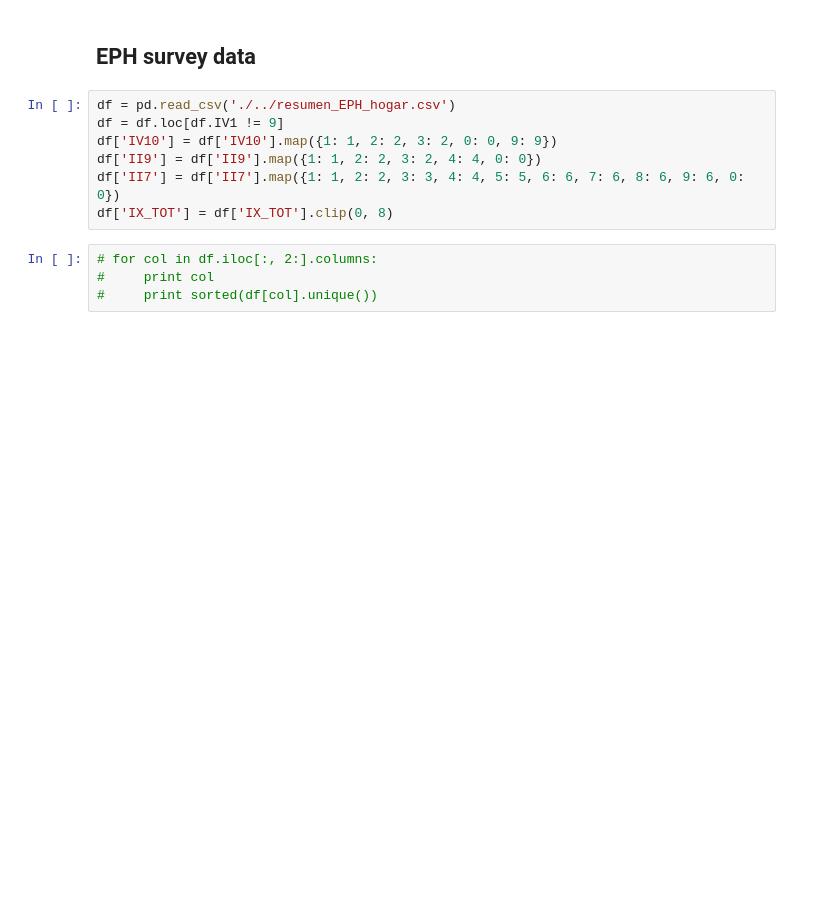
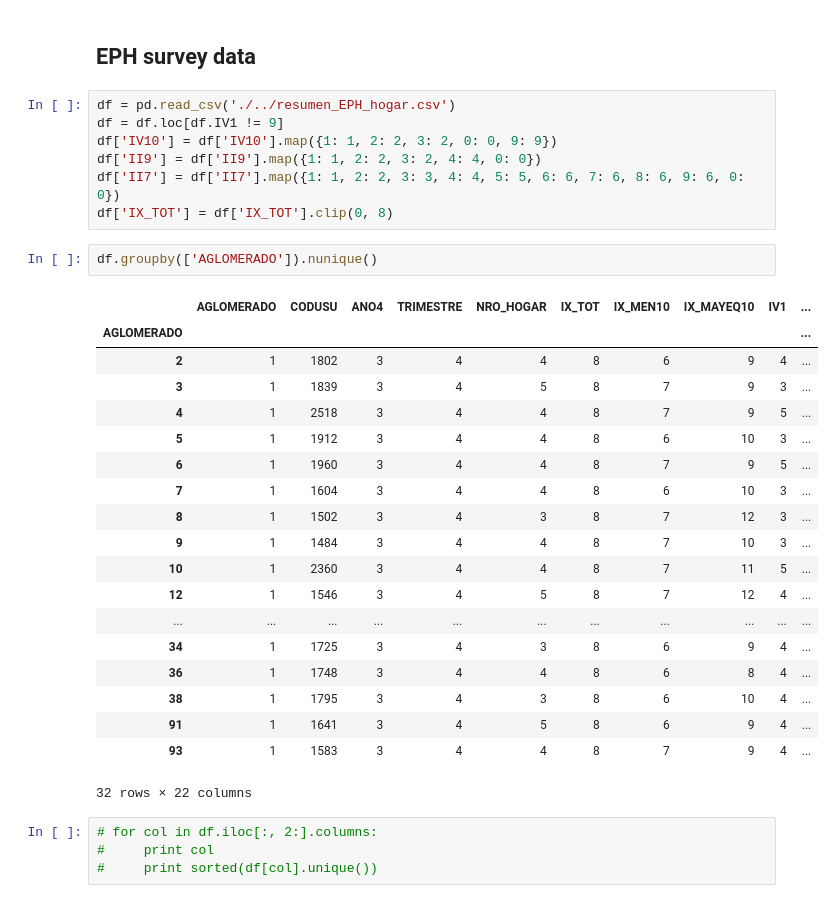
Before and after one commit to matuteiglesias/microdatos-EPH-INDEC, a Jupyter notebook: MaxEnt/Harmonize Census to EPH Survey.ipynb, the cells around one changed output. Drawn from its saved outputs; the diff is of its cells as text; blank space fills up the shorter version.

```diff
--- a/MaxEnt/Harmonize Census to EPH Survey.ipynb
+++ b/MaxEnt/Harmonize Census to EPH Survey.ipynb
@@ -10,6 +10,28 @@ df['IV10'] = df['IV10'].map({1: 1, 2: 2, 3: 2, 0: 0, 9: 9})
 df['II9'] = df['II9'].map({1: 1, 2: 2, 3: 2, 4: 4, 0: 0})
 df['II7'] = df['II7'].map({1: 1, 2: 2, 3: 3, 4: 4, 5: 5, 6: 6, 7: 6, 8: 6, 9: 6, 0: 0})
 df['IX_TOT'] = df['IX_TOT'].clip(0, 8)
+# %%
+df.groupby(['AGLOMERADO']).nunique()
+# %% [output]
+|  | AGLOMERADO | CODUSU | ANO4 | TRIMESTRE | NRO_HOGAR | IX_TOT | IX_MEN10 | IX_MAYEQ10 | IV1 | ... |
+| AGLOMERADO |  |  |  |  |  |  |  |  |  | ... |
+| 2 | 1 | 1802 | 3 | 4 | 4 | 8 | 6 | 9 | 4 | ... |
+| 3 | 1 | 1839 | 3 | 4 | 5 | 8 | 7 | 9 | 3 | ... |
+| 4 | 1 | 2518 | 3 | 4 | 4 | 8 | 7 | 9 | 5 | ... |
+| 5 | 1 | 1912 | 3 | 4 | 4 | 8 | 6 | 10 | 3 | ... |
+| 6 | 1 | 1960 | 3 | 4 | 4 | 8 | 7 | 9 | 5 | ... |
+| 7 | 1 | 1604 | 3 | 4 | 4 | 8 | 6 | 10 | 3 | ... |
+| 8 | 1 | 1502 | 3 | 4 | 3 | 8 | 7 | 12 | 3 | ... |
+| 9 | 1 | 1484 | 3 | 4 | 4 | 8 | 7 | 10 | 3 | ... |
+| 10 | 1 | 2360 | 3 | 4 | 4 | 8 | 7 | 11 | 5 | ... |
+| 12 | 1 | 1546 | 3 | 4 | 5 | 8 | 7 | 12 | 4 | ... |
+| ... | ... | ... | ... | ... | ... | ... | ... | ... | ... | ... |
+| 34 | 1 | 1725 | 3 | 4 | 3 | 8 | 6 | 9 | 4 | ... |
+| 36 | 1 | 1748 | 3 | 4 | 4 | 8 | 6 | 8 | 4 | ... |
+| 38 | 1 | 1795 | 3 | 4 | 3 | 8 | 6 | 10 | 4 | ... |
+| 91 | 1 | 1641 | 3 | 4 | 5 | 8 | 6 | 9 | 4 | ... |
+| 93 | 1 | 1583 | 3 | 4 | 4 | 8 | 7 | 9 | 4 | ... |
+32 rows × 22 columns
 # %%
 # for col in df.iloc[:, 2:].columns:
 #     print col
```
Also changed, not shown: 1 other file.
